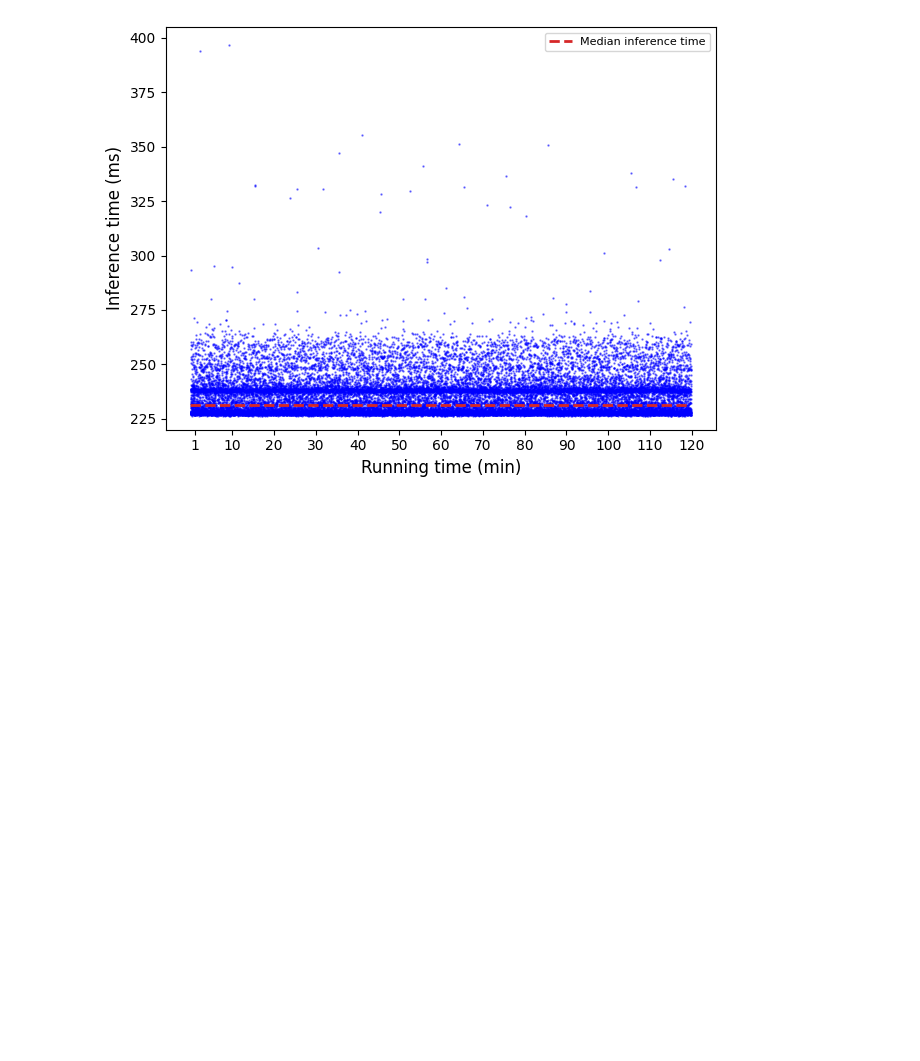
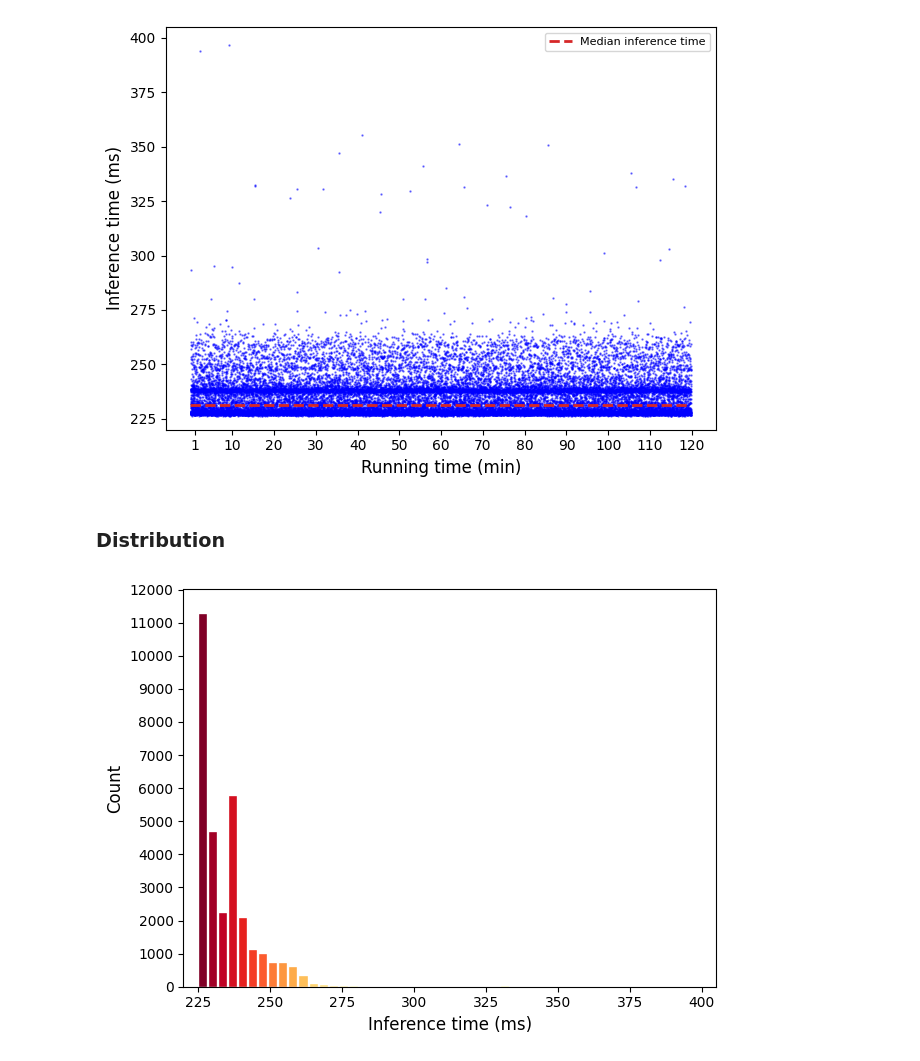
Before and after one commit to VitF/Neu-BrAuER, a Jupyter notebook: measurements/times/plot_results_times.ipynb, the cells around one changed output. Saved outputs shown, nothing was run; the diff lists cells and outputs as text; code cells hidden in the pictures; blank space fills up the shorter version.

Commit message:
Updates for plots of time measurements

```diff
--- a/measurements/times/plot_results_times.ipynb
+++ b/measurements/times/plot_results_times.ipynb
@@ -10,7 +14,7 @@ experiment_id = ""
 best_test_id = ""
 experiment_datetime = datetime.datetime.now().strftime("%Y%m%d_%H%M%S")
 
-save_fig = False
+create_dir = True
 # %%
 def create_directory(
     directory_path
@@ -28,7 +32,7 @@ def create_directory(
             return None
         return directory_path
 # %%
-if save_fig:
+if create_dir:
     path_for_plots = "./plots/{}/{}".format(experiment_data,experiment_name)
     create_directory(path_for_plots)
 # %%
@@ -81,3 +90,38 @@ plt.show()
 Numero di colori: 256
 The PostScript backend does not support transparency; partially transparent artists will be rendered opaque.
 [figure]
+# %% [markdown]
+### Distribution
+# %%
+save_fig = True
+
+NOW = datetime.datetime.now().strftime("%Y%m%d_%H%M%S")
+
+cmap = plt.get_cmap('YlOrRd_r')
+#print("Numero di colori: {}".format(len(cmap.colors)))
+
+plt.figure()
+_, bins, patches = plt.hist(inference_times, bins=50, range=(225,400), linewidth=0.25, edgecolor="white", rwidth=0.8, log=False)
+for i, rect in enumerate(patches):
+    rect.set_fc(cmap(i*17))
+plt.xlim((220,405))
+plt.xticks(np.arange(225,400+1,25),fontsize=axis_ticks_size)
+plt.ylim((0,12000))
+plt.yticks(np.arange(0,12000+1,1000),fontsize=axis_ticks_size)
+plt.xlabel("Inference time (ms)", fontsize=axis_label_size)
+plt.ylabel("Count", fontsize=axis_label_size)
+plt.tight_layout()
+if save_fig:
+    plt.savefig(path_for_plots + "/distribution_{}.pdf".format(NOW), dpi=300)
+    plt.savefig(path_for_plots + "/distribution_{}.png".format(NOW), dpi=300)
+    plt.savefig(path_for_plots + "/distribution_{}.eps".format(NOW), dpi=300)
+plt.show()
+
+time_values = np.linspace(min(bins),max(bins),patches.datavalues.shape[0])
+counts = patches.datavalues
+
+df = pd.DataFrame()
+df["time_values"] = time_values
+df["counts"] = counts
+# %% [output]
+[figure, added]
```
Also changed, not shown: parts of 5 cells of this notebook, 4 other files.
